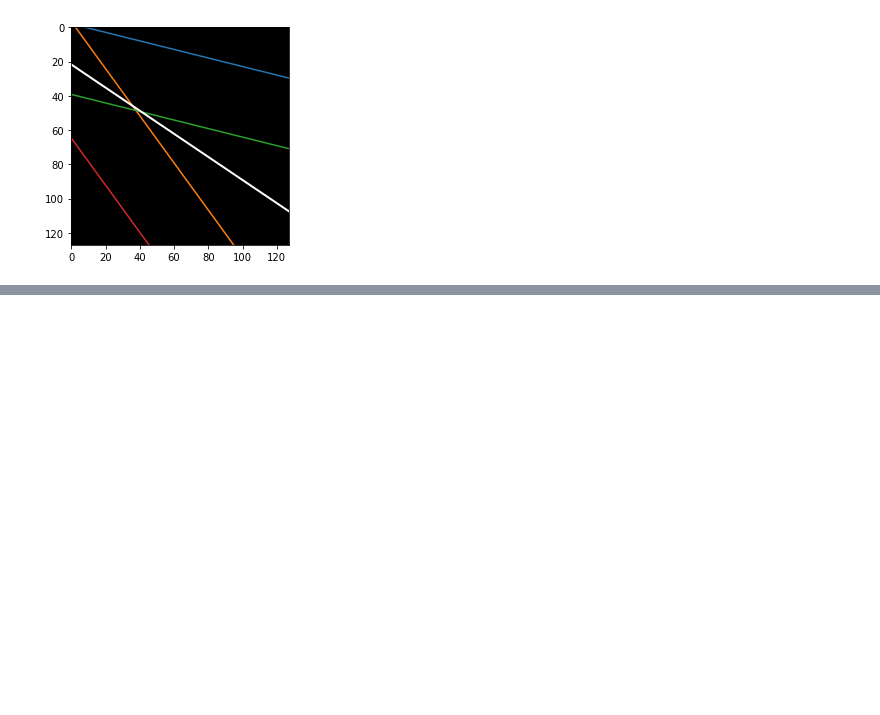
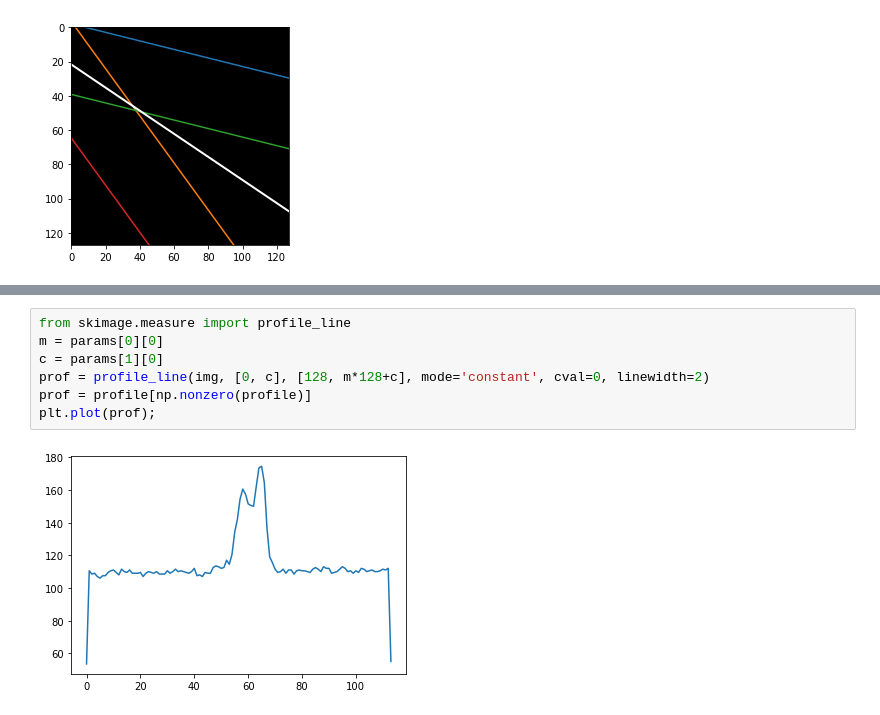
Before and after one commit to CulleyLab/fitting_lines, a Jupyter notebook: Hough_transform/Hough_transform_raw_data.ipynb, the cells around one changed output, grey strips where cells are left out. Drawn from its saved outputs; the diff is of its cells as text; blank space fills up the shorter version.

```diff
--- a/Hough_transform/Hough_transform_raw_data.ipynb
+++ b/Hough_transform/Hough_transform_raw_data.ipynb
@@ -260,0 +313,9 @@ array([-2.06122726, -3.40260323, 39.16331792, 64.64946143])
+# %%
+from skimage.measure import profile_line
+m = params[0][0]
+c = params[1][0]
+prof = profile_line(img, [0, c], [128, m*128+c], mode='constant', cval=0, linewidth=2)
+prof = profile[np.nonzero(profile)]
+plt.plot(prof);
+# %% [output]
+[figure, added]
```
Also changed, not shown: parts of 6 cells of this notebook, 2 other files.
